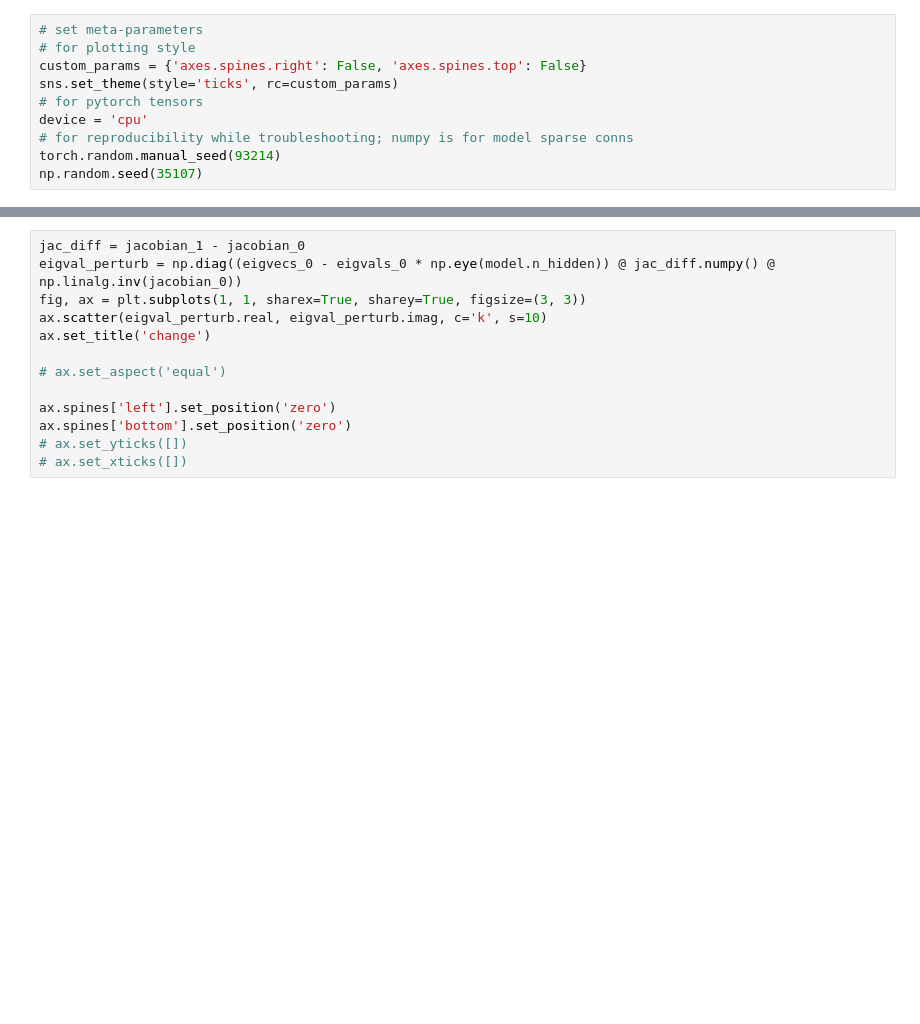
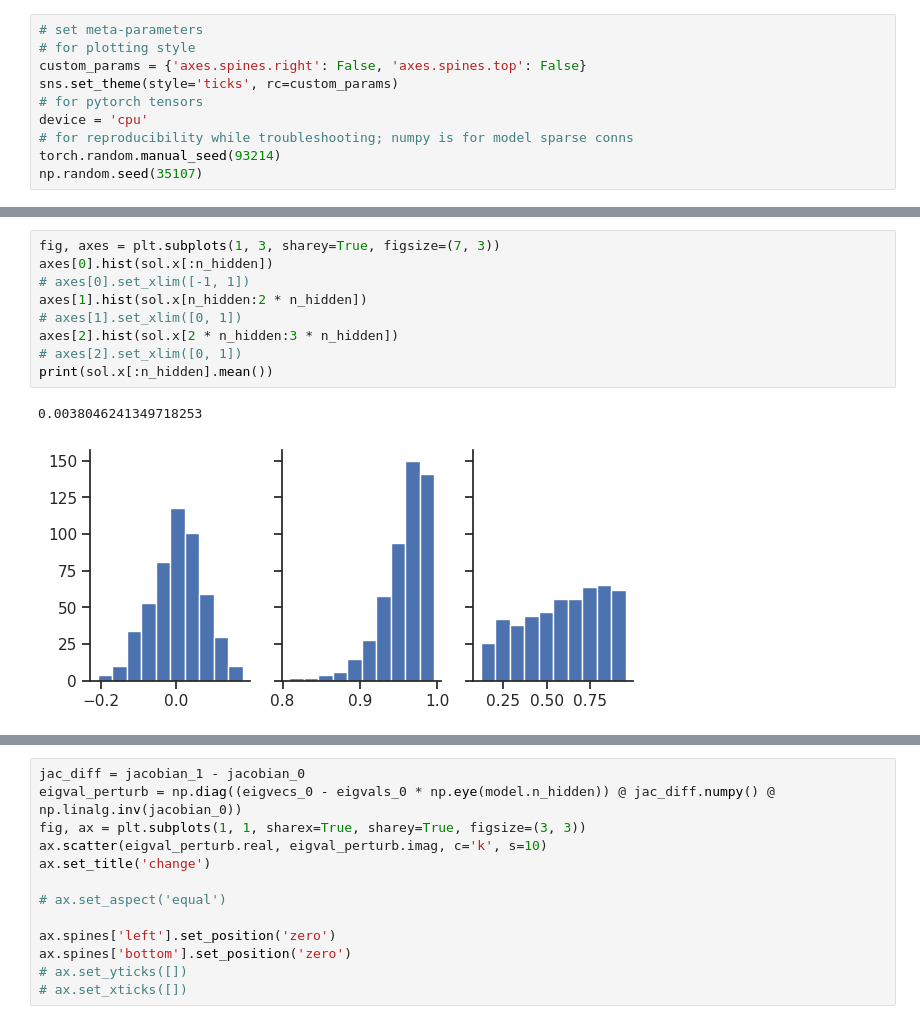
Before and after one commit to rythorpe/time_coding, a Jupyter notebook: aux_dev.ipynb, the cells around one changed output, grey strips where cells are left out. Cells and saved outputs as stored; diff of their text form; blank space fills up the shorter version.

```diff
--- a/aux_dev.ipynb
+++ b/aux_dev.ipynb
@@ -26 +204,13 @@ np.random.seed(35107)
+# %%
+fig, axes = plt.subplots(1, 3, sharey=True, figsize=(7, 3))
+axes[0].hist(sol.x[:n_hidden])
+# axes[0].set_xlim([-1, 1])
+axes[1].hist(sol.x[n_hidden:2 * n_hidden])
+# axes[1].set_xlim([0, 1])
+axes[2].hist(sol.x[2 * n_hidden:3 * n_hidden])
+# axes[2].set_xlim([0, 1])
+print(sol.x[:n_hidden].mean())
+# %% [output]
+0.0038046241349718253
+[figure, added]
 # %%
```
Also changed, not shown: parts of 20 cells of this notebook, 3 other files.
